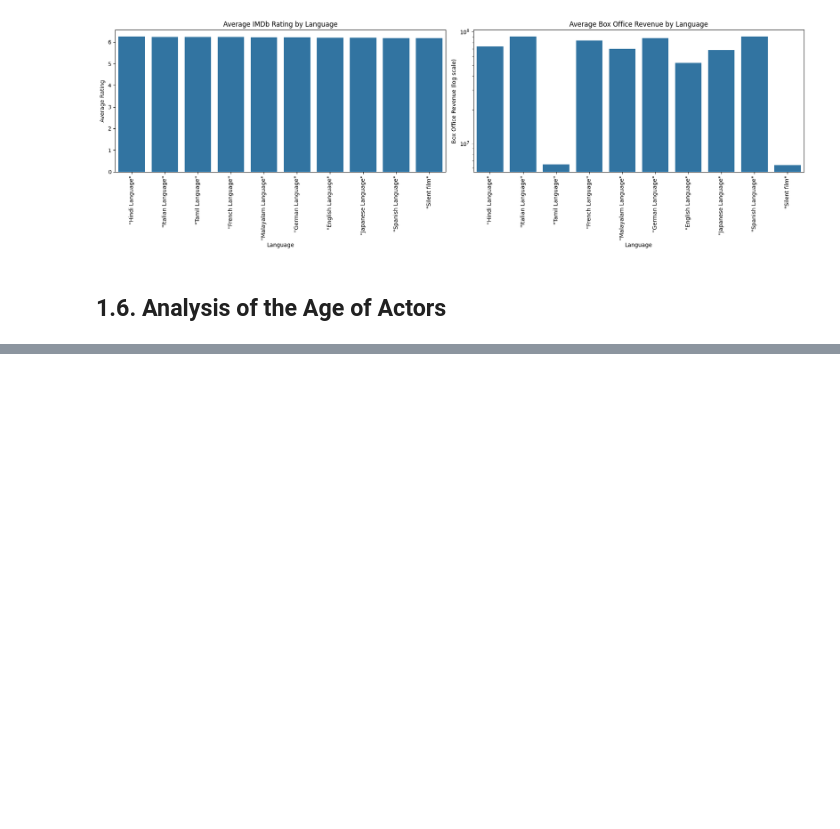
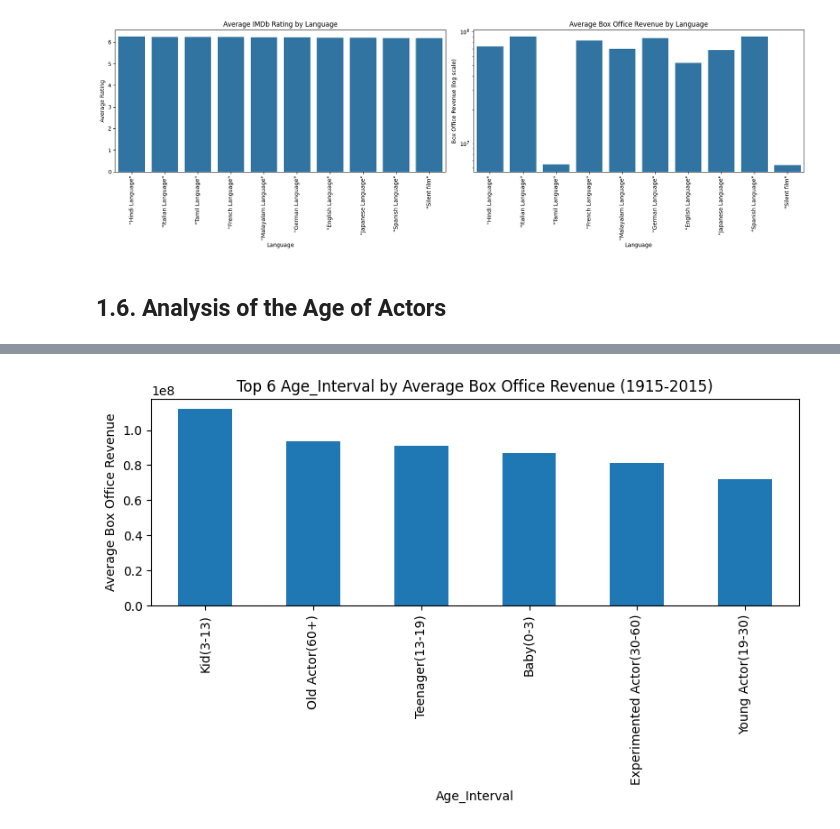
Before and after one commit to epfl-ada/ada-2024-project-melyn, a Jupyter notebook: results.ipynb, the cells around one changed output, grey strips where cells are left out. Cells and saved outputs as stored; diff of their text form; code cells hidden in the pictures; blank space fills up the shorter version.

```diff
--- a/results.ipynb
+++ b/results.ipynb
@@ -380,0 +404,4 @@ plt.show()
+# %%
+ax = top_n_total_revenue('Age_Interval',cd_age,n=6)
+# %% [output]
+[figure, added]
```
Also changed, not shown: parts of 15 cells of this notebook, 1 other file.
